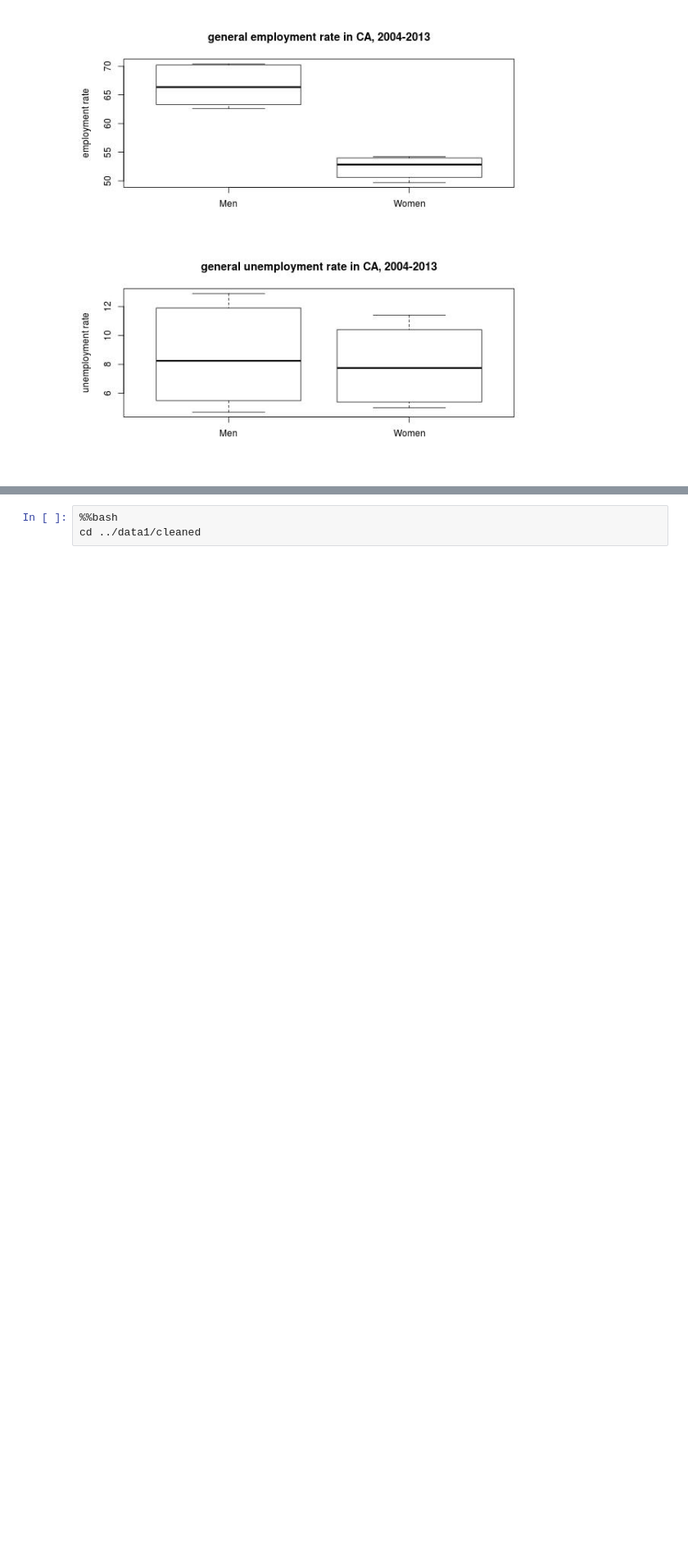
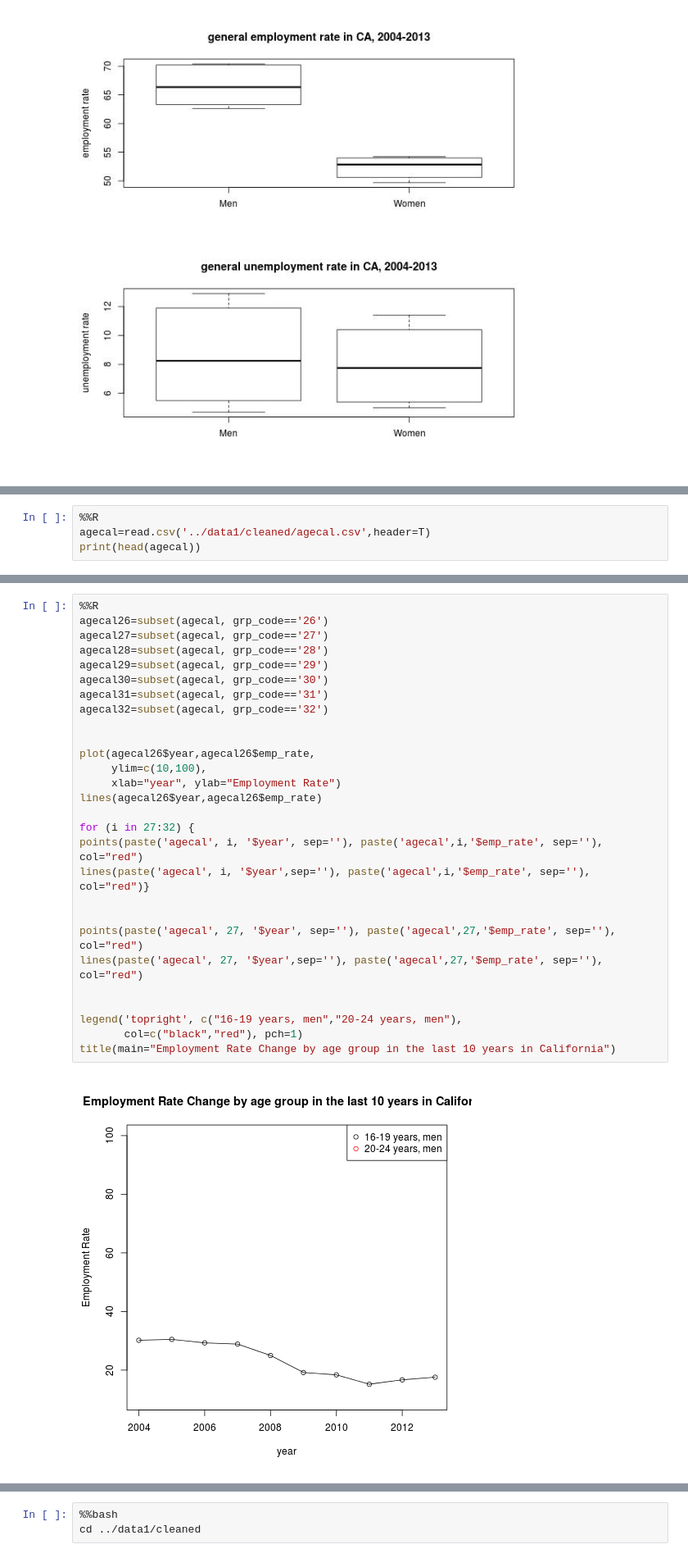
Before and after one commit to yuhanw/Team_Four.0, a Jupyter notebook: notebooks/NB2_data_cleaning.ipynb, the cells around one changed output, grey strips where cells are left out. Shown at 82% size. Saved outputs shown, nothing was run; the diff lists cells and outputs as text; blank space fills up the shorter version.

```diff
--- a/notebooks/NB2_data_cleaning.ipynb
+++ b/notebooks/NB2_data_cleaning.ipynb
@@ -319,0 +399,4 @@ Image('summary CA general.jpeg')
+# %%
+%%R
+agecal=read.csv('../data1/cleaned/agecal.csv',header=T)
+print(head(agecal))
@@ -319,0 +447,30 @@ Image('summary CA general.jpeg')
+# %%
+%%R
+agecal26=subset(agecal, grp_code=='26')
+agecal27=subset(agecal, grp_code=='27')
+agecal28=subset(agecal, grp_code=='28')
+agecal29=subset(agecal, grp_code=='29')
+agecal30=subset(agecal, grp_code=='30')
+agecal31=subset(agecal, grp_code=='31')
+agecal32=subset(agecal, grp_code=='32')
+
+
+plot(agecal26$year,agecal26$emp_rate,
+     ylim=c(10,100),
+     xlab="year", ylab="Employment Rate")
+lines(agecal26$year,agecal26$emp_rate)
+
+for (i in 27:32) {
+points(paste('agecal', i, '$year', sep=''), paste('agecal',i,'$emp_rate', sep=''), col="red")
+lines(paste('agecal', i, '$year',sep=''), paste('agecal',i,'$emp_rate', sep=''), col="red")}
+
+
+points(paste('agecal', 27, '$year', sep=''), paste('agecal',27,'$emp_rate', sep=''), col="red")
+lines(paste('agecal', 27, '$year',sep=''), paste('agecal',27,'$emp_rate', sep=''), col="red")
+
+
+legend('topright', c("16-19 years, men","20-24 years, men"),
+       col=c("black","red"), pch=1)
+title(main="Employment Rate Change by age group in the last 10 years in California")
+# %% [output]
+[figure, added]
```
Also changed, not shown: parts of 19 cells of this notebook.
